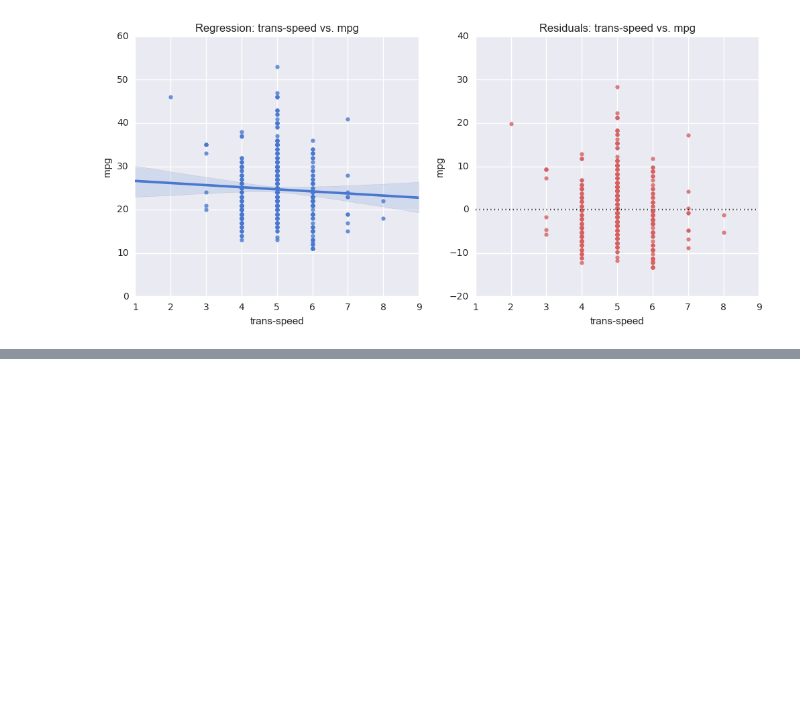
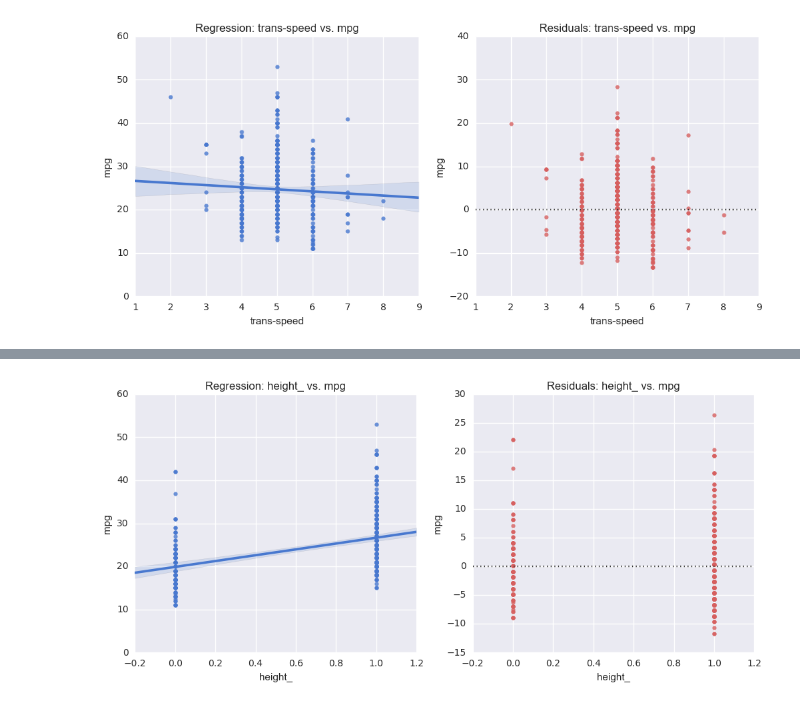
Before and after one commit to sarahlim/iems, a Jupyter notebook: mpg-lab/MPG Lab.ipynb, the cells around one changed output, grey strips where cells are left out. Cells and saved outputs as stored; diff of their text form; code cells hidden in the pictures; blank space fills up the shorter version.

```diff
--- a/mpg-lab/MPG Lab.ipynb
+++ b/mpg-lab/MPG Lab.ipynb
@@ -149,0 +113,5 @@ dtype: float64
+# %%
+df['height_'] = [x for x in map(lambda h: 1 if h > 52 and h < 62 else 0, df['height'])]
+plot_regression('height_')
+# %% [output]
+[figure, added]
```
Also changed, not shown: parts of 23 cells of this notebook.
